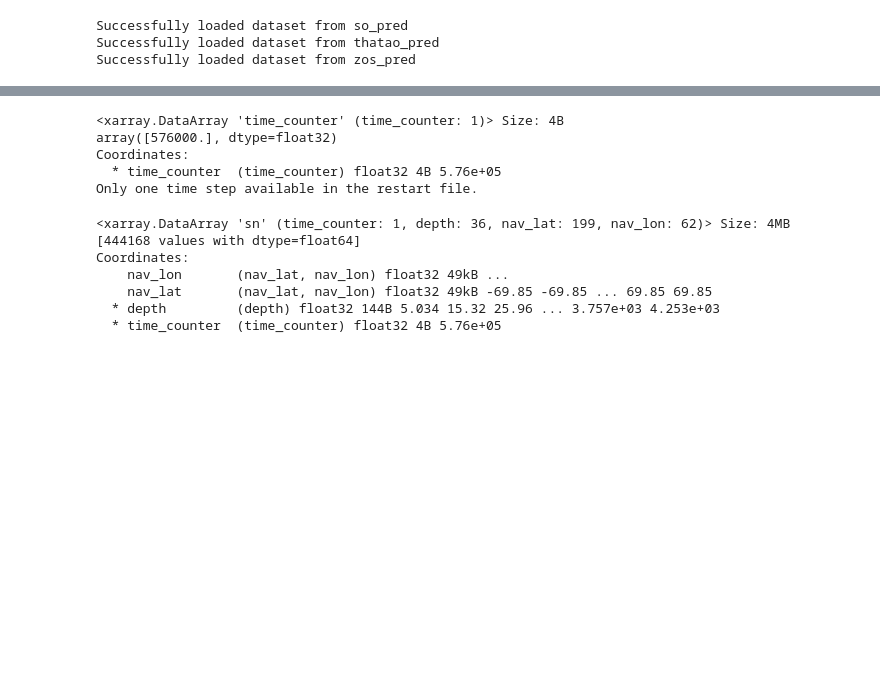
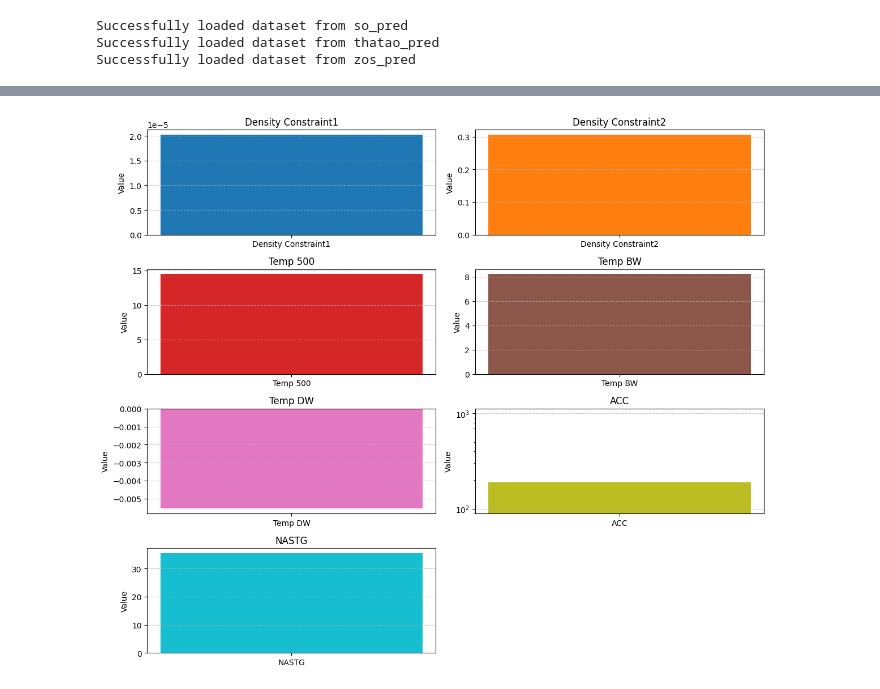
Before and after one commit to m2lines/Spinup-NEMO, a Jupyter notebook: metric_check.ipynb, the cells around one changed output, grey strips where cells are left out. Drawn from its saved outputs; the diff is of its cells as text; code cells hidden in the pictures; blank space fills up the shorter version.

```diff
--- a/metric_check.ipynb
+++ b/metric_check.ipynb
@@ -578,27 +603,39 @@ Coordinates:
-# %%
-# Check time variable (usually named "time_counter" or similar)
-print(restart_updated["time_counter"])  # Replace with actual time variable if different
-
-# Get time resolution
-time_values = restart_updated["time_counter"].values
-if len(time_values) > 1:
-    time_resolution = time_values[1] - time_values[0]
-    print(f"Time resolution: {time_resolution} (time units)")
-else:
-    print("Only one time step available in the restart file.")
-# %% [output]
-<xarray.DataArray 'time_counter' (time_counter: 1)> Size: 4B
-array([576000.], dtype=float32)
-Coordinates:
-  * time_counter  (time_counter) float32 4B 5.76e+05
-Only one time step available in the restart file.
-# %%
-print(restart_updated["sn"].isel(time_counter=slice(5)))  # Replace "your_variable" with the actual variable name
-# %% [output]
-<xarray.DataArray 'sn' (time_counter: 1, depth: 36, nav_lat: 199, nav_lon: 62)> Size: 4MB
-[444168 values with dtype=float64]
-Coordinates:
-    nav_lon       (nav_lat, nav_lon) float32 49kB ...
-    nav_lat       (nav_lat, nav_lon) float32 49kB -69.85 -69.85 ... 69.85 69.85
-  * depth         (depth) float32 144B 5.034 15.32 25.96 ... 3.757e+03 4.253e+03
-  * time_counter  (time_counter) float32 4B 5.76e+05
+# %%
+# Compute outputs
+outputs = {
+    "Density Constraint1": density1,
+    "Density Constraint2":density2 ,
+    "Temp 500":temp500 ,
+    "Temp BW": tempBW,
+    "Temp DW": tempDW,
+    "ACC":ACC ,
+    "NASTG": NASTG,
+}
+# %%
+# Set up subplots (adjusting layout for 7 metrics)
+fig, axes = plt.subplots(nrows=4, ncols=2, figsize=(12, 10))  # 4 rows, 2 columns
+axes = axes.flatten()
+
+# Generate colors dynamically
+colors = plt.cm.tab10(np.linspace(0, 1, len(outputs)))
+
+# Loop through each metric and plot in separate subplot
+for idx, (key, value) in enumerate(outputs.items()):
+    axes[idx].bar(key, value, color=colors[idx])
+    axes[idx].set_title(key)
+    axes[idx].set_ylabel("Value")
+    axes[idx].grid(axis='y', linestyle='--', alpha=0.7)
+
+    # Adjust y-scale for better readability
+    if value > 100:  # Log scale for large values like ACC
+        axes[idx].set_yscale("log")
+
+# Hide any extra unused subplots
+for i in range(len(outputs), len(axes)):
+    fig.delaxes(axes[i])
+
+# Adjust layout
+plt.tight_layout()
+plt.show()
+# %% [output]
+[figure, added]
```
Also changed, not shown: parts of 12 cells of this notebook.
